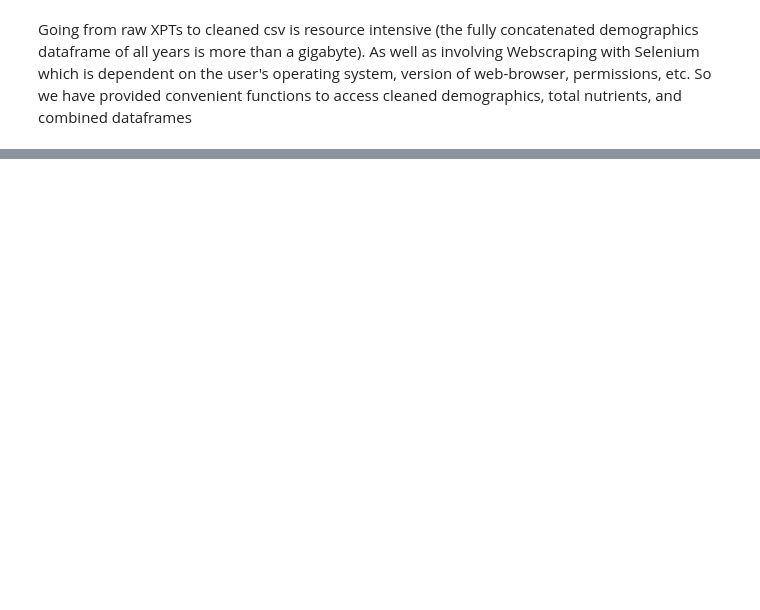
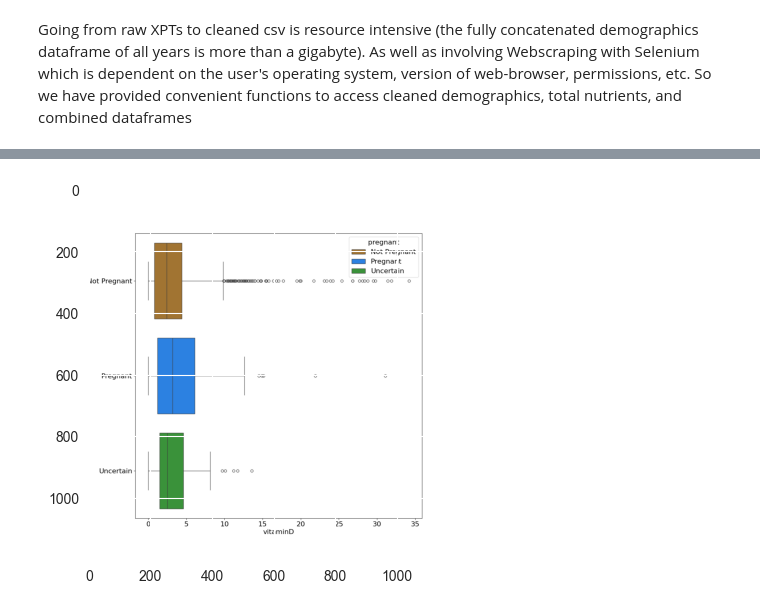
Before and after one commit to TheFish18/MADSMilestoneI, a Jupyter notebook: Scripts/main.ipynb, the cells around one changed output, grey strips where cells are left out. Saved outputs shown, nothing was run; the diff lists cells and outputs as text; code cells hidden in the pictures; blank space fills up the shorter version.

```diff
--- a/Scripts/main.ipynb
+++ b/Scripts/main.ipynb
@@ -190,0 +226,22 @@ In the past. I have had the most luck looking at the various distributions of va
+# %%
+def read_img_show(path):
+    img = cv2.imread(path)
+    plt.imshow(img)
+    plt.show()
+
+def plot_multiple_boxplots():
+    """
+    This is an example of code to run the multiple boxplot automation script. We do not recommend running it in a jupyter server as it is computationally intensive. The output of the script can be found at ../Data/Final/Plots/Boxplots/*. An example of the first graph generated from the below code will be shown.
+    """
+    df = get_combined_df()
+
+    xs = ['vitaminD', 'vitaminB12']
+    ys = ['pregnant', 'race']
+
+    return read_img_show('../Data/Final/Plots/Boxplots/pregnant/pregnant_vitaminD.png')
+    # below will run automation script
+    AutoEDAVisualizatons.boxplots(df, xs, ys)
+
+plot_multiple_boxplots()
+# %% [output]
+[figure, added]
```
Also changed, not shown: parts of 23 cells of this notebook, 5 other files.
